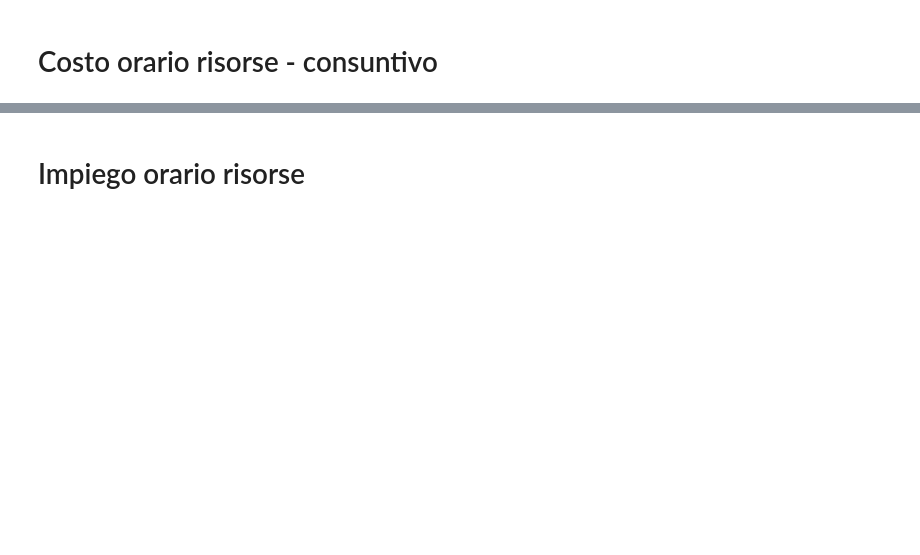
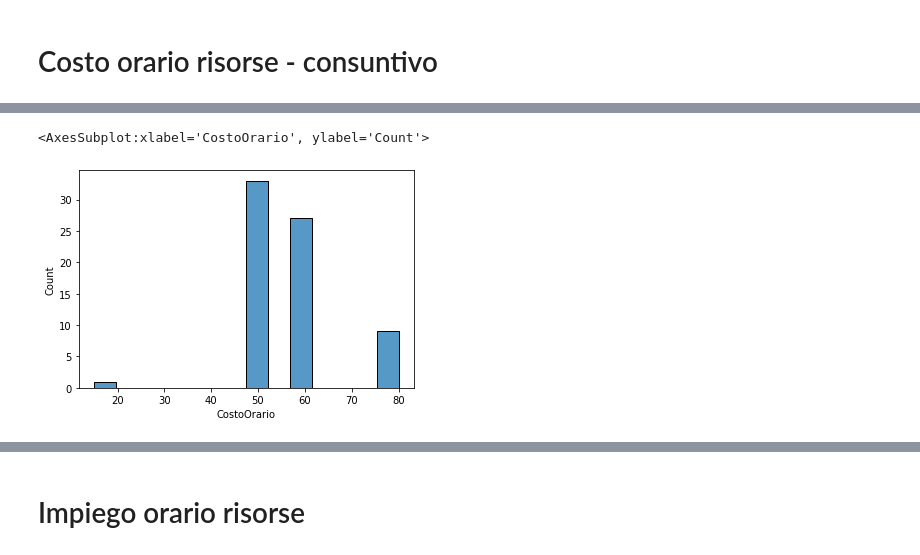
Before and after one commit to VinciGit00/SCGProject, a Jupyter notebook: Datasets/FixDatas.ipynb, the cells around one changed output, grey strips where cells are left out. Cells and saved outputs as stored; diff of their text form; code cells hidden in the pictures; blank space fills up the shorter version.

```diff
--- a/Datasets/FixDatas.ipynb
+++ b/Datasets/FixDatas.ipynb
@@ -150,2 +188,7 @@ dfConsuntivo.to_csv('dfConsuntivo.csv')
 
 [70 rows x 3 columns]
+# %%
+sns.histplot(dfConsuntivo.CostoOrario)
+# %% [output]
+<AxesSubplot:xlabel='CostoOrario', ylabel='Count'>
+[figure, added]
```
Also changed, not shown: parts of 18 cells of this notebook, 12 other files.
